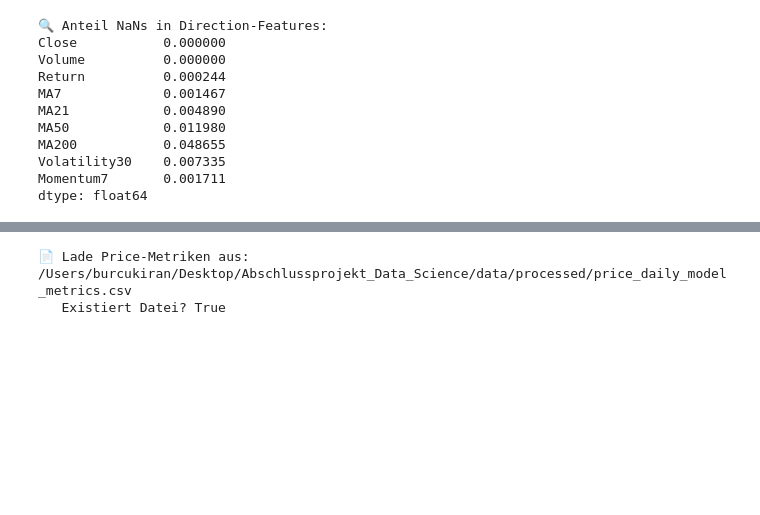
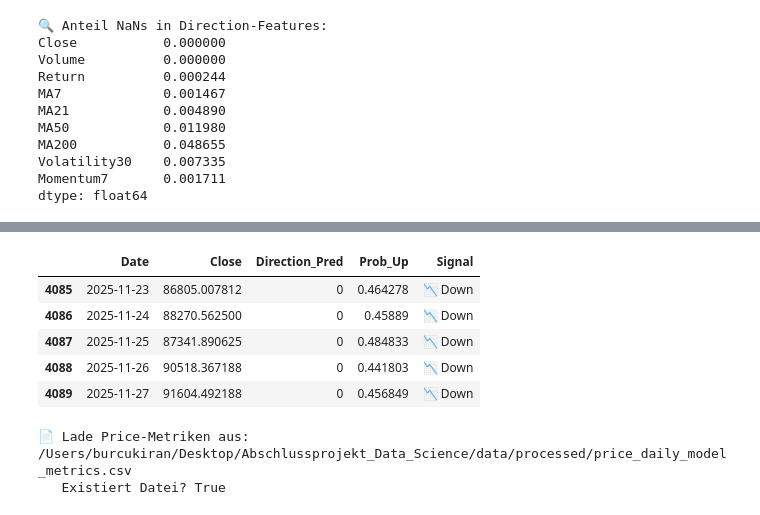
Before and after one commit to KiraflowAI/crypto-market-recommender, a Jupyter notebook: notebooks/05_master_view.ipynb, the cells around one changed output, grey strips where cells are left out. Saved outputs shown, nothing was run; the diff lists cells and outputs as text; code cells hidden in the pictures; blank space fills up the shorter version.

```diff
--- a/notebooks/05_master_view.ipynb
+++ b/notebooks/05_master_view.ipynb
@@ -337,0 +325,3 @@ print("📄 direction_model_metrics.csv existiert?",
+# %%
+PROJECT_ROOT = find_project_root()
+DATA_DIR = PROJECT_ROOT / "data" / "processed"
@@ -563,13 +474,0 @@ df_direction_pred['Date'] dtype: datetime64[ns]
-# %%
-# ============================================================
-# 4d) Predictions in df_master integrieren
-# ============================================================
-
-df_master = df_master.merge(
-    df_direction_pred[["Date", "Direction_Pred", "Prob_Up"]],
-    on="Date",
-    how="left"
-)
-
-print("\n🧩 Merge abgeschlossen!")
-display(df_master.tail())
@@ -597,0 +568,22 @@ display(df_master[["Date", "Close", "Direction_Pred", "Prob_Up", "Signal"]].tail
+# %%
+# ============================================================
+# 4d) Date-Typen angleichen und mit df_master mergen
+# ============================================================
+
+# Stelle sicher, dass beide Date-Spalten datetime64 sind
+df_master["Date"] = pd.to_datetime(df_master["Date"], errors="coerce")
+df_direction_small["Date"] = pd.to_datetime(df_direction_small["Date"], errors="coerce")
+
+print("df_master['Date'] dtype:", df_master["Date"].dtype)
+print("df_direction_small['Date'] dtype:", df_direction_small["Date"].dtype)
+
+# Merge: Basis + Direction-Predictions über Date
+df_master = df_master.merge(
+    df_direction_small,
+    on="Date",
+    how="left"  # alle Zeilen aus df_master bleiben, Vorhersagen werden zugefügt
+)
+
+print("\n✅ df_master mit Direction-Vorhersagen erweitert!")
+print("Shape:", df_master.shape)
+display(df_master.tail())
@@ -598,3 +616,17 @@ display(df_master[["Date", "Close", "Direction_Pred", "Prob_Up", "Signal"]].tail
+# %%
+df_master["Signal"] = df_master["Direction_Pred"].map({
+    1: "📈 Up",
+    0: "📉 Down"
+}).fillna("⏸️ No Signal")
+
+display(df_master[["Date", "Close", "Direction_Pred", "Prob_Up", "Signal"]].tail())
+# %% [output]
+|  | Date | Close | Direction_Pred | Prob_Up | Signal |
+| 4085 | 2025-11-23 | 86805.007812 | 0 | 0.464278 | 📉 Down |
+| 4086 | 2025-11-24 | 88270.562500 | 0 | 0.45889 | 📉 Down |
+| 4087 | 2025-11-25 | 87341.890625 | 0 | 0.484833 | 📉 Down |
+| 4088 | 2025-11-26 | 90518.367188 | 0 | 0.441803 | 📉 Down |
+| 4089 | 2025-11-27 | 91604.492188 | 0 | 0.456849 | 📉 Down |
 # %%
 # ============================================================
 # 5a) Price-Metriken laden
```
Also changed, not shown: parts of 27 cells of this notebook, 2 other files.
